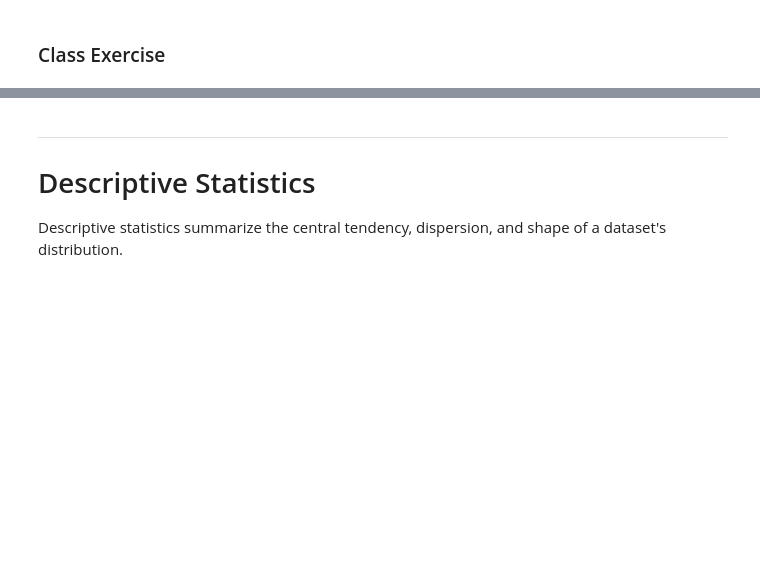
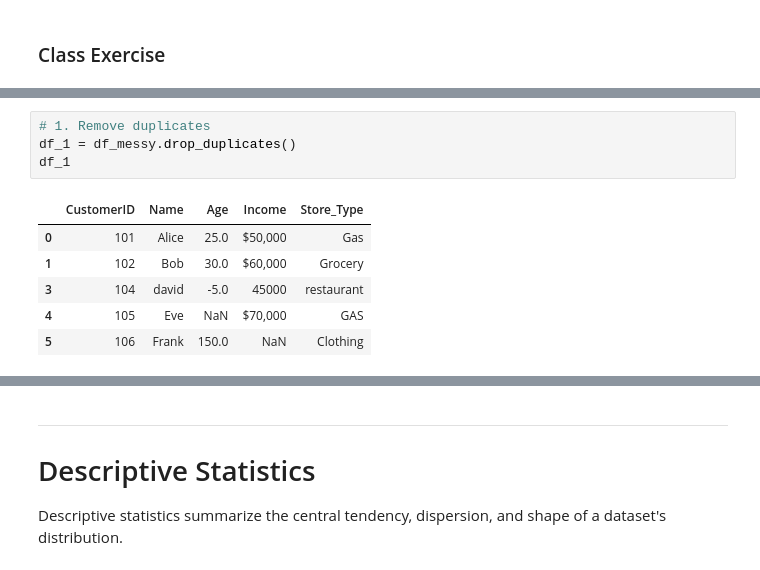
Before and after one commit to lnittala1-ops/BAN482, a Jupyter notebook: BAN482_Data_Wrangling.ipynb, the cells around one changed output, grey strips where cells are left out. Cells and saved outputs as stored; diff of their text form; blank space fills up the shorter version.

```diff
--- a/BAN482_Data_Wrangling.ipynb
+++ b/BAN482_Data_Wrangling.ipynb
@@ -241,0 +265,11 @@ Save the ouput
+# %%
+# 1. Remove duplicates
+df_1 = df_messy.drop_duplicates()
+df_1
+# %% [output]
+|  | CustomerID | Name | Age | Income | Store_Type |
+| 0 | 101 | Alice | 25.0 | $50,000 | Gas |
+| 1 | 102 | Bob | 30.0 | $60,000 | Grocery |
+| 3 | 104 | david | -5.0 | 45000 | restaurant |
+| 4 | 105 | Eve | NaN | $70,000 | GAS |
+| 5 | 106 | Frank | 150.0 | NaN | Clothing |
```
Also changed, not shown: parts of 7 cells of this notebook.
